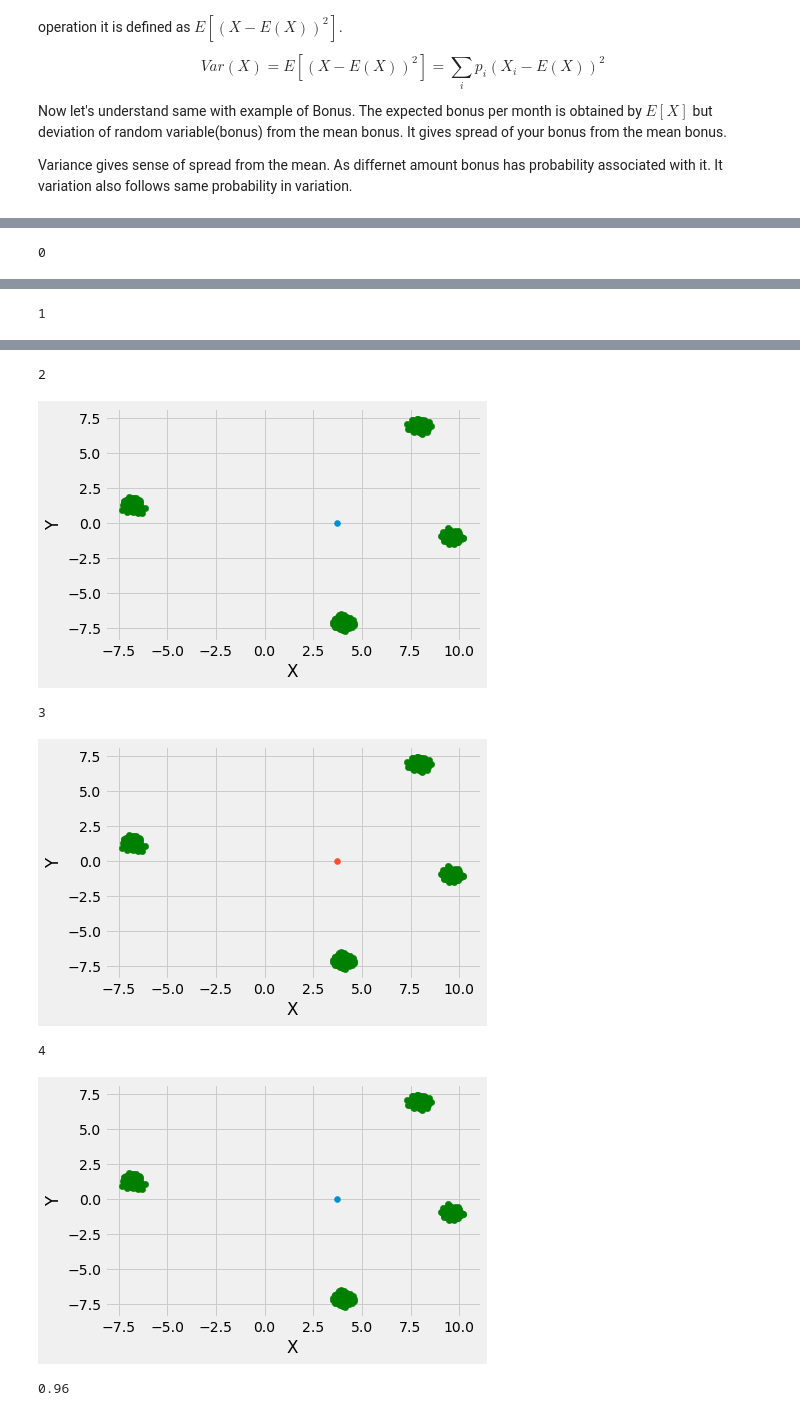
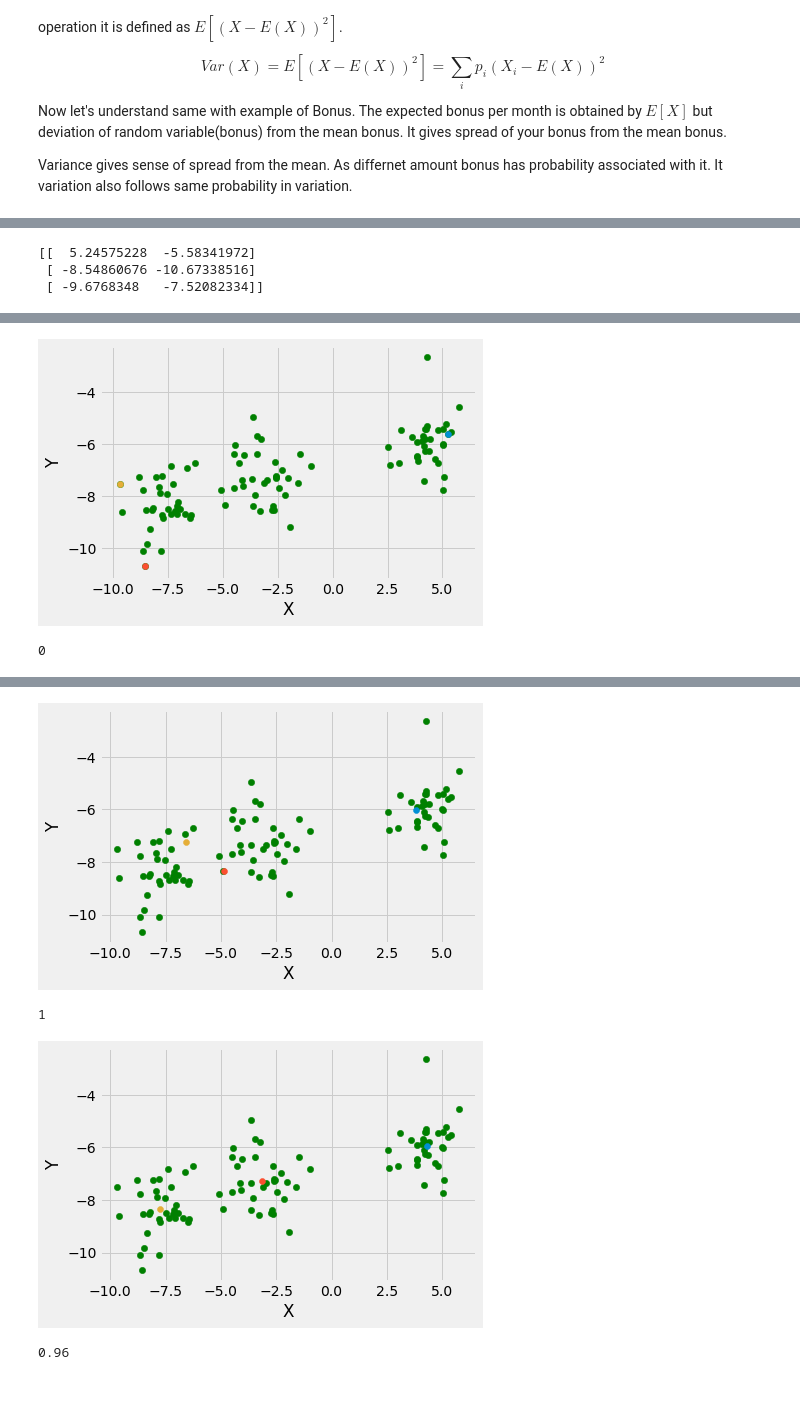
Before and after one commit to pragneshrana/Algo_Trial, a Jupyter notebook: EM.ipynb, the cells around one changed output, grey strips where cells are left out. Drawn from its saved outputs; the diff is of its cells as text; code cells hidden in the pictures.

```diff
--- a/EM.ipynb
+++ b/EM.ipynb
@@ -259,7 +259,8 @@ class Kmeans():
 
     def initialize_centroid_rand_uniform(self):
       '''
-      centroids by taking uniform of (min,max) of all dimention
+      Best out of all
+      centroids by taking random uniform of (min,max) of all dimention
       '''
       #colXno_of_cluster data
       centroids = np.zeros((self.no_of_cluster,self.data_cols))
@@ -272,7 +273,7 @@ class Kmeans():
 
     def initialize_centroid_uniform(self):
       '''
-      centroids by taking uniform of (min,max) of all dimention
+      centroids by taking linear uniform of (min,max) of all dimention
       '''
       #colXno_of_cluster data
       centroids = np.zeros((self.no_of_cluster,self.data_cols))
@@ -283,6 +284,34 @@ class Kmeans():
             centroids[:,i] = np.linspace(max_dim_array[i],min_dim_array[i],self.no_of_cluster)
       return centroids
 
+    def least_distance_from_point(self,dist_from_points):
+      '''
+      It will measure distance from given point
+      '''
+      distance  = np.zeros((self.data_rows,len(dist_from_points)))
+      sum_distace = np.zeros((self.data_rows,1))
+      for i in range(len(dist_from_points)):
+        data_matrix = np.ones((self.data_rows,self.data_cols)) * dist_from_points[i,:]  #matix single data point by repetation
+        distance_from_centroid = self.data - data_matrix   #subtraction of all data point from given data point
+        distance[:,i] = np.linalg.norm(distance_from_centroid,axis=1) #calcualting distacne
+      distance = np.sum(distance,axis=1)  #sum if more than 1 points
+      max_index = np.where(distance == np.max(distance,axis=0)) #index of maximum distance
+      next_centroid = self.data[max_index,:]
+      return next_centroid
+
+    def initialize_centroid_max(self):
+      '''
+      centroids by taking taking arandom point then assigning max and then
+      finding point at max distance and then point at max distance to both
+      '''
+      #colXno_of_cluster data
+      data = pd.DataFrame(self.data)
+      centroids = np.zeros((self.no_of_cluster,self.data_cols))
+      centroids[0,:] = data.sample(n=1)
+      for i in range(1,self.no_of_cluster):
+        self.plotting(self.data,centroids)
+        centroids[i,:] = self.least_distance_from_point(centroids[:i+1,:])
+      return centroids
 
     def calculate_dist(self,data,centroids):
       '''
@@ -298,7 +327,7 @@ class Kmeans():
       for i in range(self.no_of_cluster):
         centroid_matrix = np.ones((self.data_rows,self.data_cols)) * centroids[i,:]
         distance_from_centroid = data - centroid_matrix
-        distance[:,i] = np.square(np.linalg.norm(distance_from_centroid,axis=1))
+        distance[:,i] = np.square(np.linalg.norm(distance_from_centroid,axis=1)) #as cost fucntion is variance
       return distance
 
     def find_nearest_centroid(self,distance):
@@ -335,10 +364,8 @@ class Kmeans():
       '''
       main method which wiil call above mehods successively
       '''
-      centroids = (self.initialize_centroid_random_sampaling() +
-                    self.initialize_centroid_rand_uniform()+
-                    self.initialize_centroid_uniform() ) / 3
-      # print(centroids)
+      centroids = self.initialize_centroid_max()
+      print(centroids)
 
       self.plotting(data,centroids)
       for i in range(self.max_iteration):
@@ -369,9 +396,9 @@ from matplotlib import style
 
 #clustering points
 style.use("fivethirtyeight")
-X, y = make_blobs(n_samples = 1000, centers = 4,cluster_std = 0.2, n_features = 2)
+X, y = make_blobs(n_samples = 100, centers = 3,cluster_std = 1, n_features = 2)
 #calling KMeans
-kmean_obj = Kmeans(X,4,5)
+kmean_obj = Kmeans(X,3,5)
 kmean_obj.fit(X)
 
 # #plotting
@@ -385 +413,3 @@ kmean_obj.fit(X)
-0
+[[  5.24575228  -5.58341972]
+ [ -8.54860676 -10.67338516]
+ [ -9.6768348   -7.52082334]]
@@ -387 +416,2 @@ kmean_obj.fit(X)
+[figure, new version]
-1
+0
@@ -389,9 +418,6 @@ kmean_obj.fit(X)
+[figure, new version]
-2
+1
-[figure, old version]
-3
-[figure, old version]
+[figure, new version]
-4
-[figure, removed]
 # %%
 import numpy as np
 from scipy.stats import multivariate_normal
```
Also changed, not shown: parts of 1 cell of this notebook.
